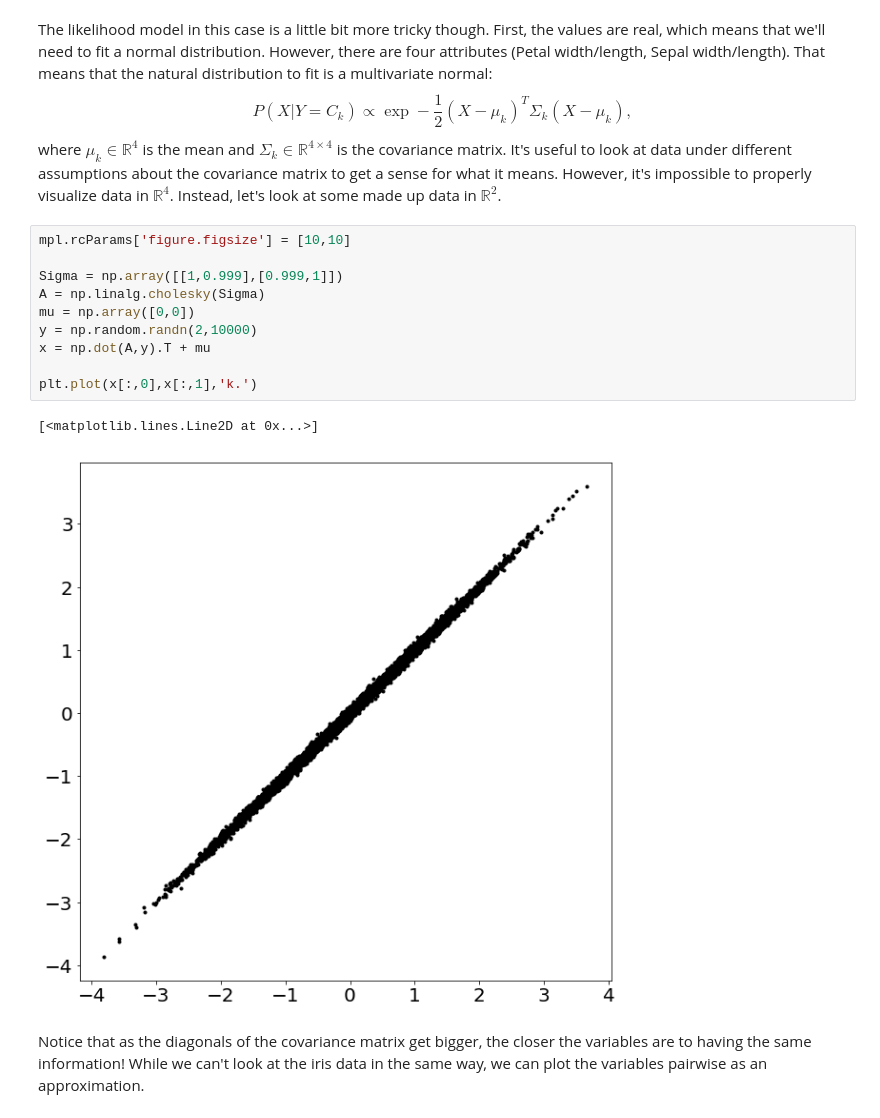
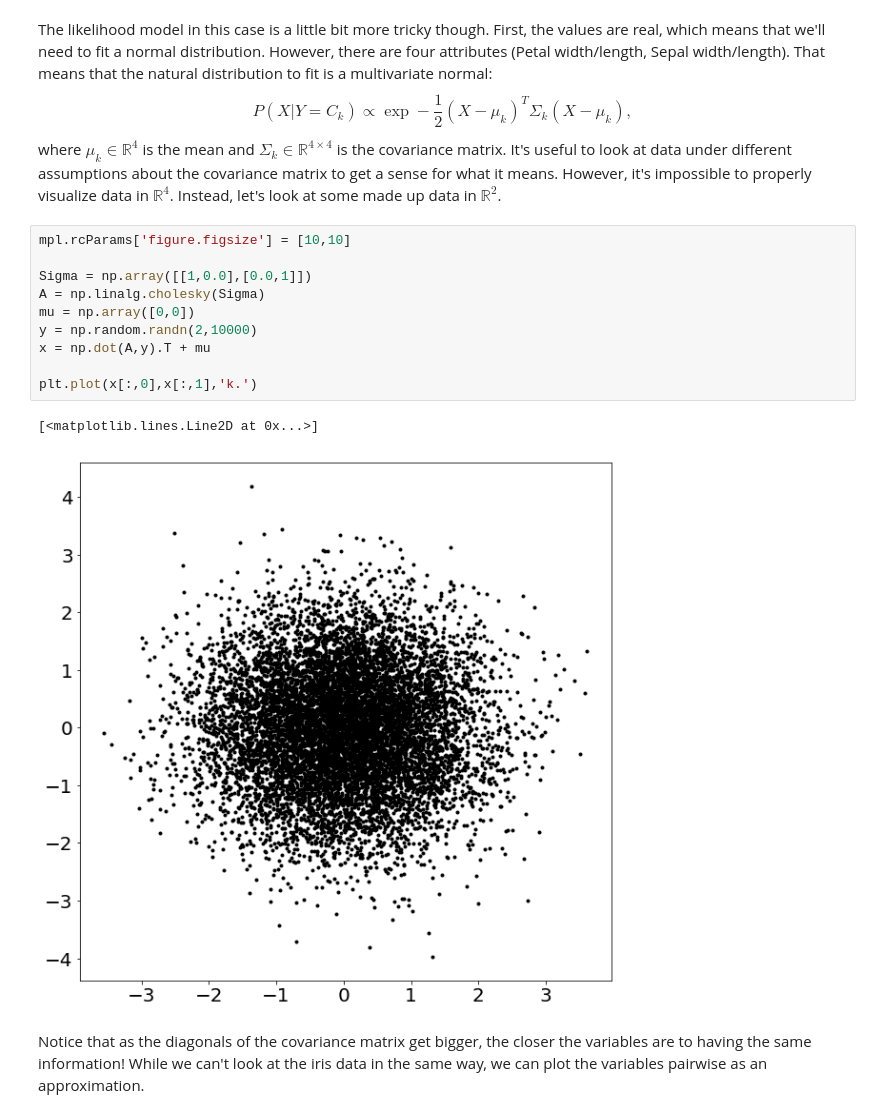
Before and after one commit to UMT-CS447-547-Fall-2018/Lecture_Notes, a Jupyter notebook: 03_naive_bayes.ipynb, the cells around one changed output. Drawn from its saved outputs; the diff is of its cells as text.

```diff
--- a/03_naive_bayes.ipynb
+++ b/03_naive_bayes.ipynb
@@ -146,16 +146,16 @@ where $\mu_k \in \mathbb{R}^4$ is the mean and $\Sigma_k \in \mathbb{R}^{4\times
 # %%
 mpl.rcParams['figure.figsize'] = [10,10]
 
-Sigma = np.array([[1,0.999],[0.999,1]])
+Sigma = np.array([[1,0.0],[0.0,1]])
 A = np.linalg.cholesky(Sigma)
 mu = np.array([0,0])
 y = np.random.randn(2,10000)
 x = np.dot(A,y).T + mu
 
 plt.plot(x[:,0],x[:,1],'k.')
 # %% [output]
 [<matplotlib.lines.Line2D at 0x...>]
-[figure, old version]
+[figure, new version]
 # %% [markdown]
 Notice that as the diagonals of the covariance matrix get bigger, the closer the variables are to having the same information!  While we can't look at the iris data in the same way, we can plot the variables pairwise as an approximation.
 # %%
```
Also changed, not shown: parts of 1 cell of this notebook, 5 other files.
